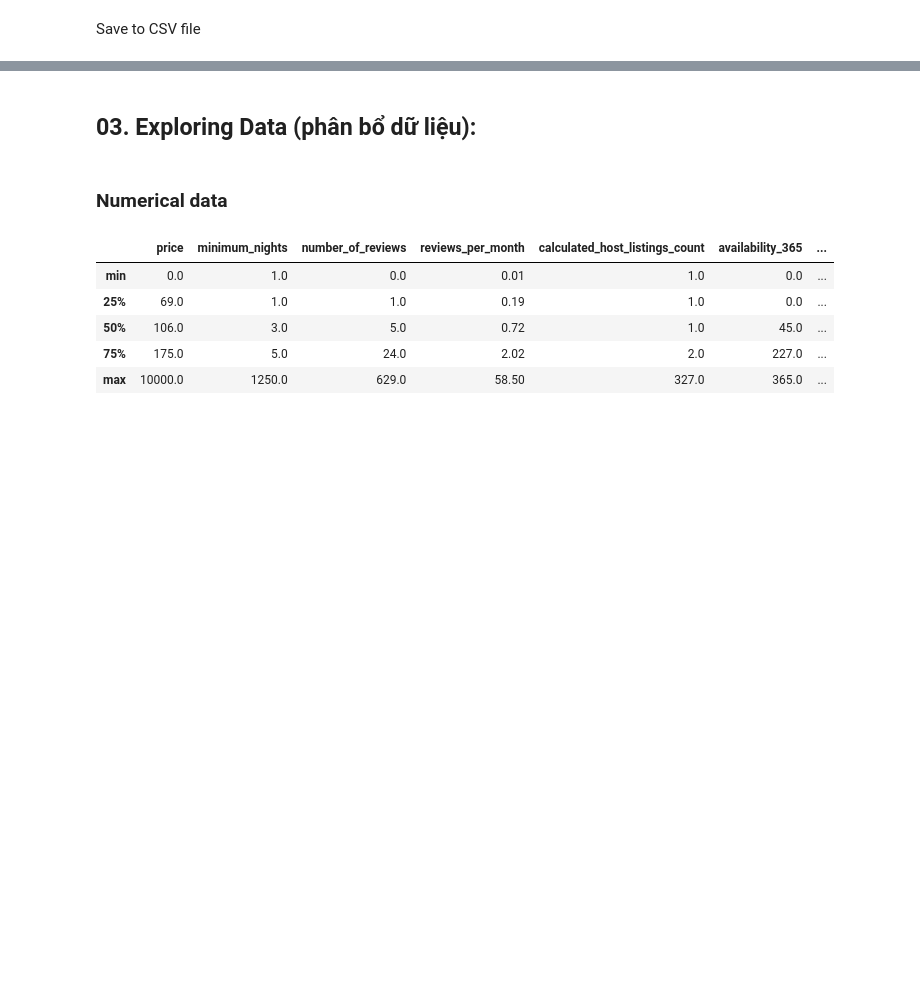
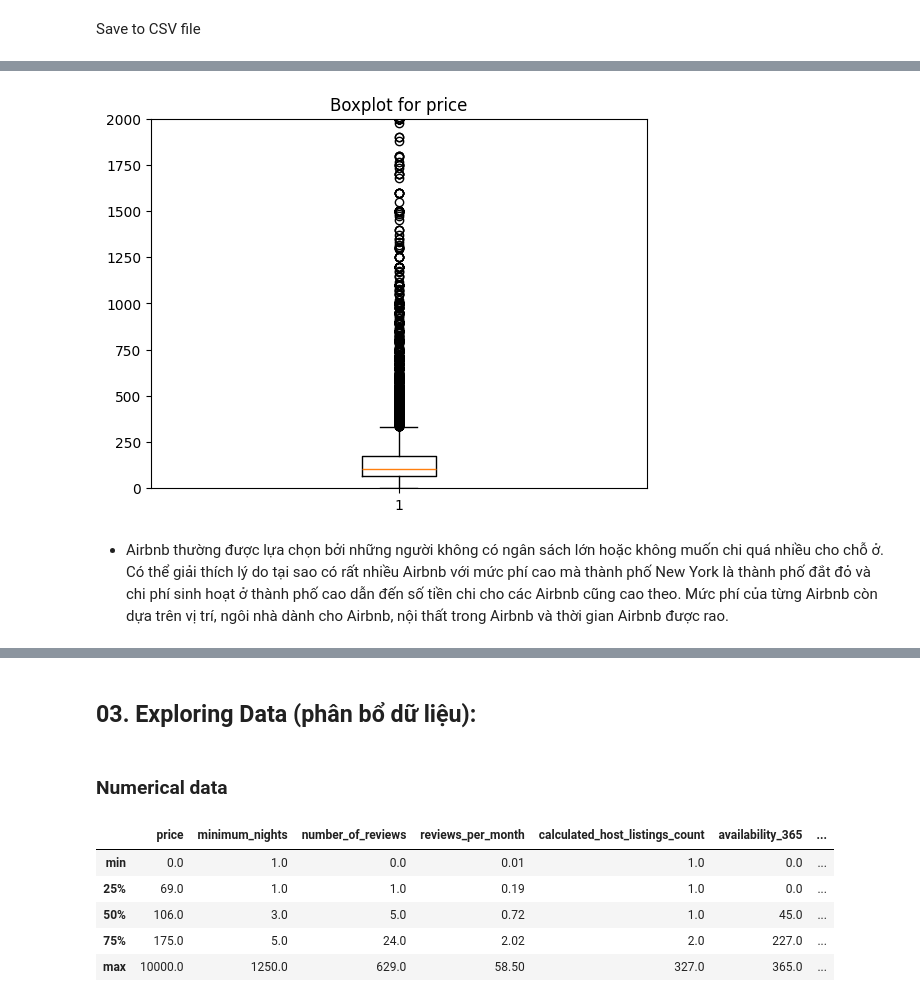
Before and after one commit to Gabien21/CSC17104_P4DS_final_project, a Jupyter notebook: Project/2_Exploring_and_preprocessing_data.ipynb, the cells around one changed output, grey strips where cells are left out. Saved outputs shown, nothing was run; the diff lists cells and outputs as text; code cells hidden in the pictures; blank space fills up the shorter version.

```diff
--- a/Project/2_Exploring_and_preprocessing_data.ipynb
+++ b/Project/2_Exploring_and_preprocessing_data.ipynb
@@ -142,0 +228,9 @@ Save to CSV file
+# %%
+plt.boxplot(df['price'])
+plt.ylim(0,2000)
+plt.title('Boxplot for price')
+plt.show()
+# %% [output]
+[figure, added]
+# %% [markdown]
+- Airbnb thường được lựa chọn bởi những người không có ngân sách lớn hoặc không muốn chi quá nhiều cho chỗ ở. Có thể giải thích lý do tại sao có rất nhiều Airbnb với mức phí cao mà thành phố New York là thành phố đắt đỏ và chi phí sinh hoạt ở thành phố cao dẫn đến số tiền chi cho các Airbnb cũng cao theo. Mức phí của từng Airbnb còn dựa trên vị trí, ngôi nhà dành cho Airbnb, nội thất trong Airbnb và thời gian Airbnb được rao.
```
Also changed, not shown: parts of 16 cells of this notebook.
